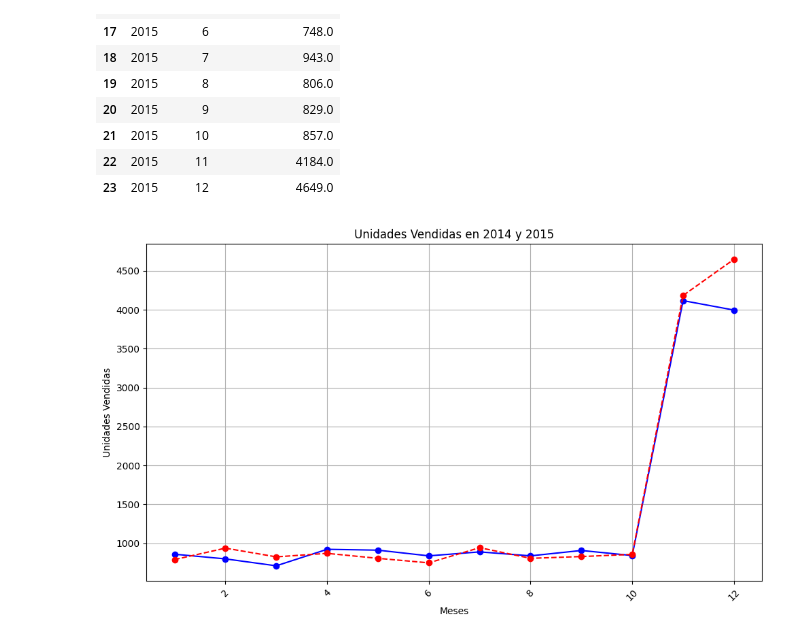
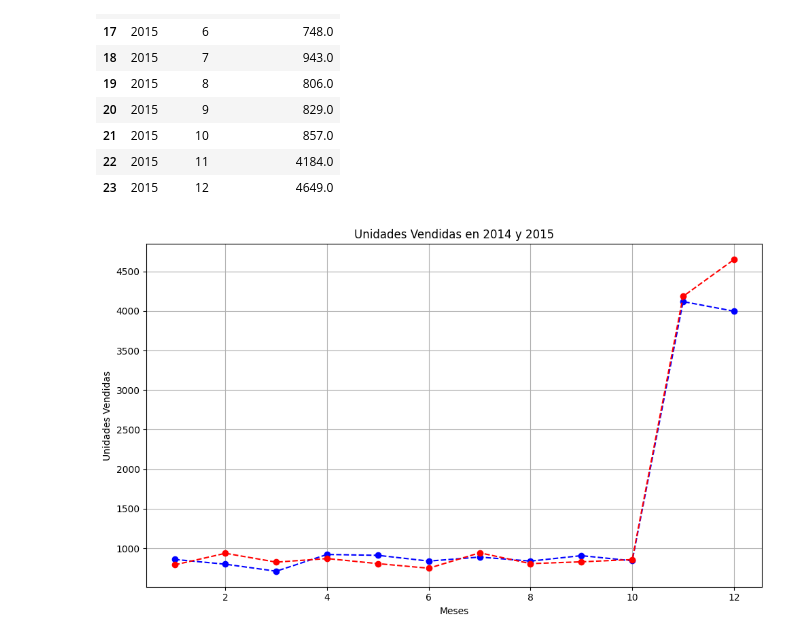
Before and after one commit to Maxterjs99/Fundamentos_Python, a Jupyter notebook: exercise_pandas.ipynb, the cells around one changed output. Cells and saved outputs as stored; diff of their text form; code cells hidden in the pictures.

```diff
--- a/exercise_pandas.ipynb
+++ b/exercise_pandas.ipynb
@@ -115,20 +115,20 @@ df_plot.tail(12)
 # %%
 import matplotlib.pyplot as plt
 
 items_sold_2014 = df_plot[['Año', 'Meses','Unidades Vendidas']].head(12)
 items_sold_2015 = df_plot[['Año', 'Meses','Unidades Vendidas']].tail(12)
 
 plt.figure(figsize=(10, 6))  # Definir el tamaño del gráfico (opcional)
-plt.plot(items_sold_2014['Meses'], items_sold_2014['Unidades Vendidas'], marker='o', linestyle='-', color='b')  # Crear el gráfico de líneas para 2014
+plt.plot(items_sold_2014['Meses'], items_sold_2014['Unidades Vendidas'], marker='o', linestyle='--', color='b')  # Crear el gráfico de líneas para 2014
 plt.plot(items_sold_2015['Meses'], items_sold_2015['Unidades Vendidas'], marker='o', linestyle='--', color='r')  # Crear el gráfico de líneas para 2015
 plt.title('Unidades Vendidas en 2014 y 2015')  # Añadir título al gráfico
 plt.xlabel('Meses')  # Etiqueta del eje x
 plt.ylabel('Unidades Vendidas')  # Etiqueta del eje y
-plt.xticks(rotation=45)  # Rotar las etiquetas del eje x (opcional para mejor visualización)
+plt.xticks(rotation=0)  # Rotar las etiquetas del eje x (opcional para mejor visualización)
 plt.grid(True)  # Mostrar cuadrícula (opcional)
 
 # Mostrar el gráfico
 plt.tight_layout()  # Ajustar el diseño del gráfico
 plt.show()
 # %% [output]
-[figure, old version]
+[figure, new version]
```
Also changed, not shown: 1 other file.
